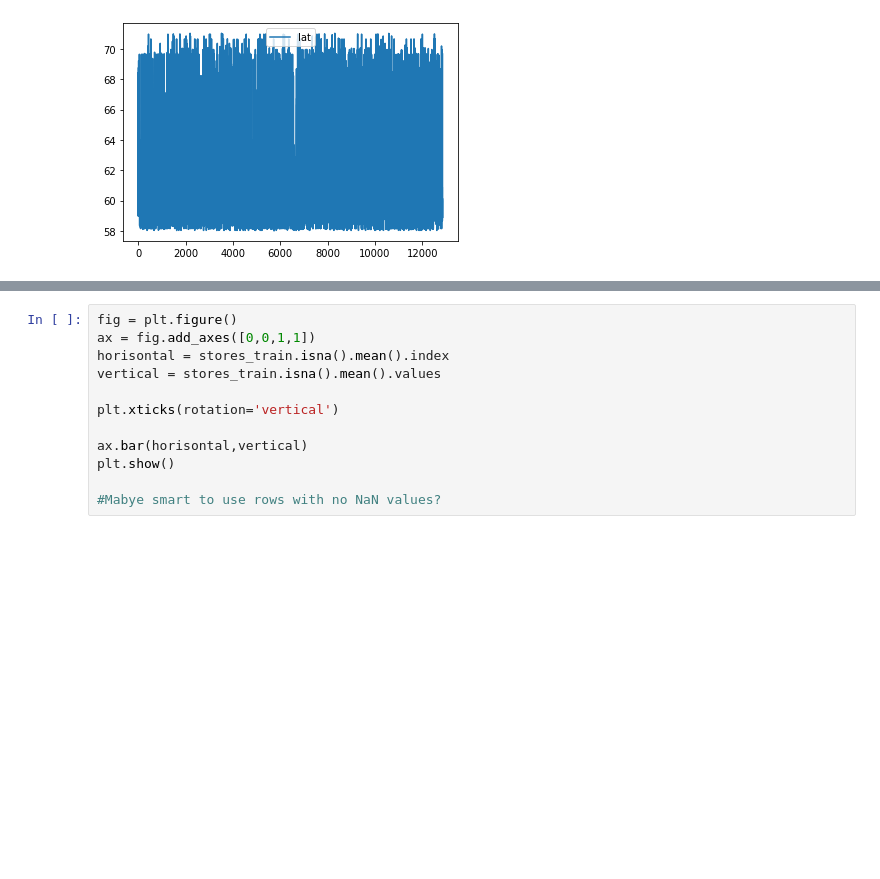
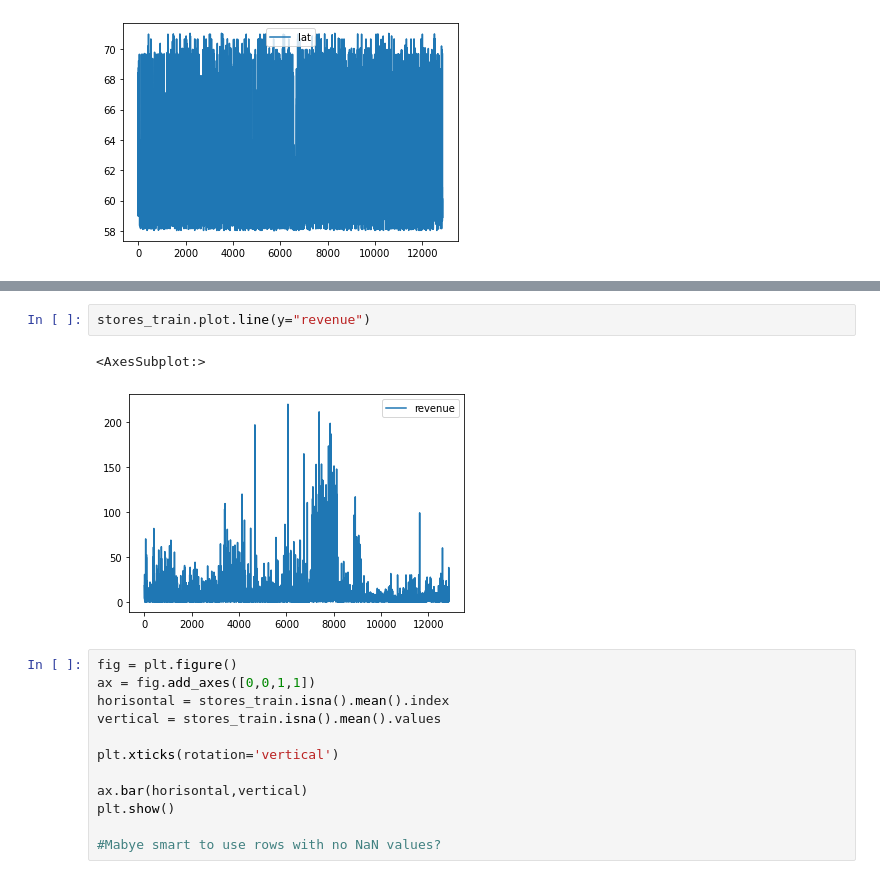
Before and after one commit to aashiltf/project_ml, a Jupyter notebook: code.ipynb, the cells around one changed output, grey strips where cells are left out. Cells and saved outputs as stored; diff of their text form; blank space fills up the shorter version.

```diff
--- a/code.ipynb
+++ b/code.ipynb
@@ -114,3 +122,8 @@ stores_train.plot.line(y="lon")
+# %%
+stores_train.plot.line(y="revenue")
+# %% [output]
+<AxesSubplot:>
+[figure, added]
 # %%
 fig = plt.figure()
 ax = fig.add_axes([0,0,1,1])
```
Also changed, not shown: parts of 2 cells of this notebook.
